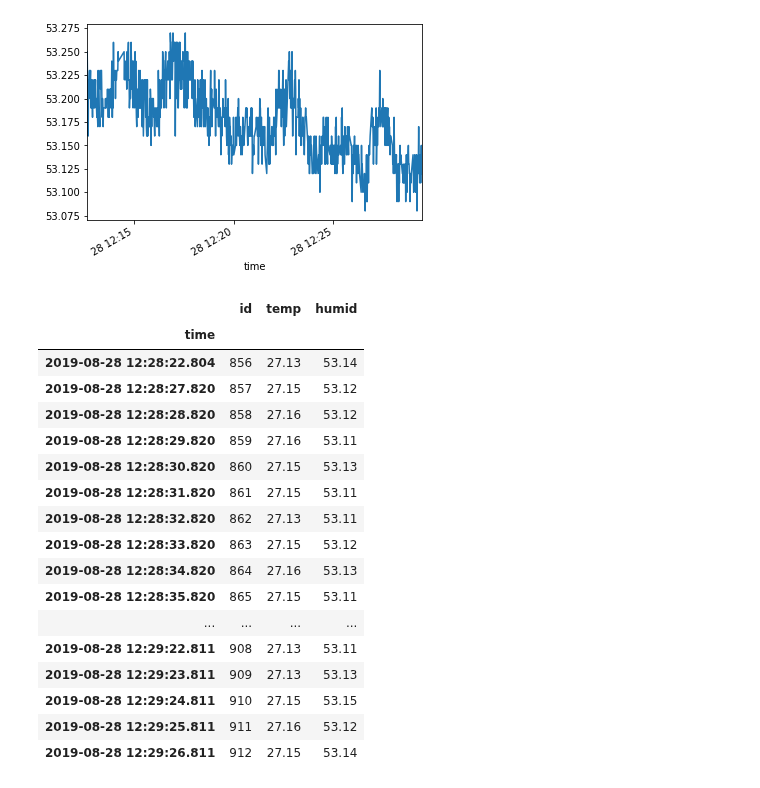
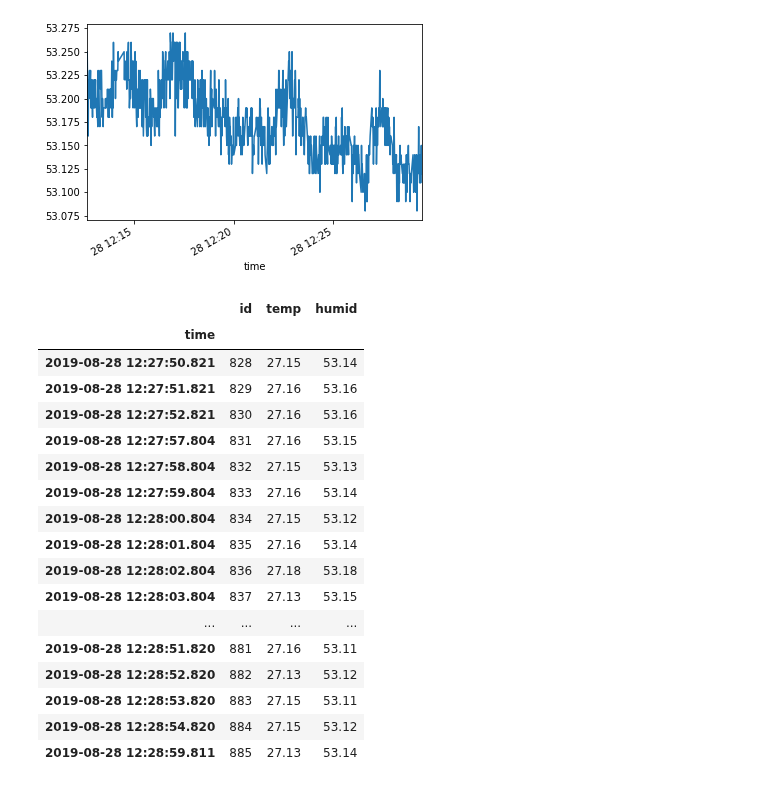
Before and after one commit to kromerh/phd_python, a Jupyter notebook: 01_neutron_generator_contol/sensirionsmartgadget/testing.ipynb, the cells around one changed output. Cells and saved outputs as stored; diff of their text form; code cells hidden in the pictures.

```diff
--- a/01_neutron_generator_contol/sensirionsmartgadget/testing.ipynb
+++ b/01_neutron_generator_contol/sensirionsmartgadget/testing.ipynb
@@ -81,23 +81,23 @@ plt.show()
 [figure]
 [figure]
 # %%
-data['2019-08-28 12:28:50':]
+data['2019-08-28 12:27:50':'2019-08-28 12:28:59':]
 # %% [output]
 |  | id | temp | humid |
 | time |  |  |  |
-| 2019-08-28 12:28:22.804 | 856 | 27.13 | 53.14 |
-| 2019-08-28 12:28:27.820 | 857 | 27.15 | 53.12 |
-| 2019-08-28 12:28:28.820 | 858 | 27.16 | 53.12 |
-| 2019-08-28 12:28:29.820 | 859 | 27.16 | 53.11 |
-| 2019-08-28 12:28:30.820 | 860 | 27.15 | 53.13 |
-| 2019-08-28 12:28:31.820 | 861 | 27.15 | 53.11 |
-| 2019-08-28 12:28:32.820 | 862 | 27.13 | 53.11 |
-| 2019-08-28 12:28:33.820 | 863 | 27.15 | 53.12 |
-| 2019-08-28 12:28:34.820 | 864 | 27.16 | 53.13 |
-| 2019-08-28 12:28:35.820 | 865 | 27.15 | 53.11 |
+| 2019-08-28 12:27:50.821 | 828 | 27.15 | 53.14 |
+| 2019-08-28 12:27:51.821 | 829 | 27.16 | 53.16 |
+| 2019-08-28 12:27:52.821 | 830 | 27.16 | 53.16 |
+| 2019-08-28 12:27:57.804 | 831 | 27.16 | 53.15 |
+| 2019-08-28 12:27:58.804 | 832 | 27.15 | 53.13 |
+| 2019-08-28 12:27:59.804 | 833 | 27.16 | 53.14 |
+| 2019-08-28 12:28:00.804 | 834 | 27.15 | 53.12 |
+| 2019-08-28 12:28:01.804 | 835 | 27.16 | 53.14 |
+| 2019-08-28 12:28:02.804 | 836 | 27.18 | 53.18 |
+| 2019-08-28 12:28:03.804 | 837 | 27.13 | 53.15 |
 | ... | ... | ... | ... |
-| 2019-08-28 12:29:22.811 | 908 | 27.13 | 53.11 |
-| 2019-08-28 12:29:23.811 | 909 | 27.13 | 53.13 |
-| 2019-08-28 12:29:24.811 | 910 | 27.15 | 53.15 |
-| 2019-08-28 12:29:25.811 | 911 | 27.16 | 53.12 |
-| 2019-08-28 12:29:26.811 | 912 | 27.15 | 53.14 |
+| 2019-08-28 12:28:51.820 | 881 | 27.16 | 53.11 |
+| 2019-08-28 12:28:52.820 | 882 | 27.13 | 53.12 |
+| 2019-08-28 12:28:53.820 | 883 | 27.15 | 53.11 |
+| 2019-08-28 12:28:54.820 | 884 | 27.15 | 53.12 |
+| 2019-08-28 12:28:59.811 | 885 | 27.13 | 53.14 |
```
Also changed, not shown: 2 other files.
